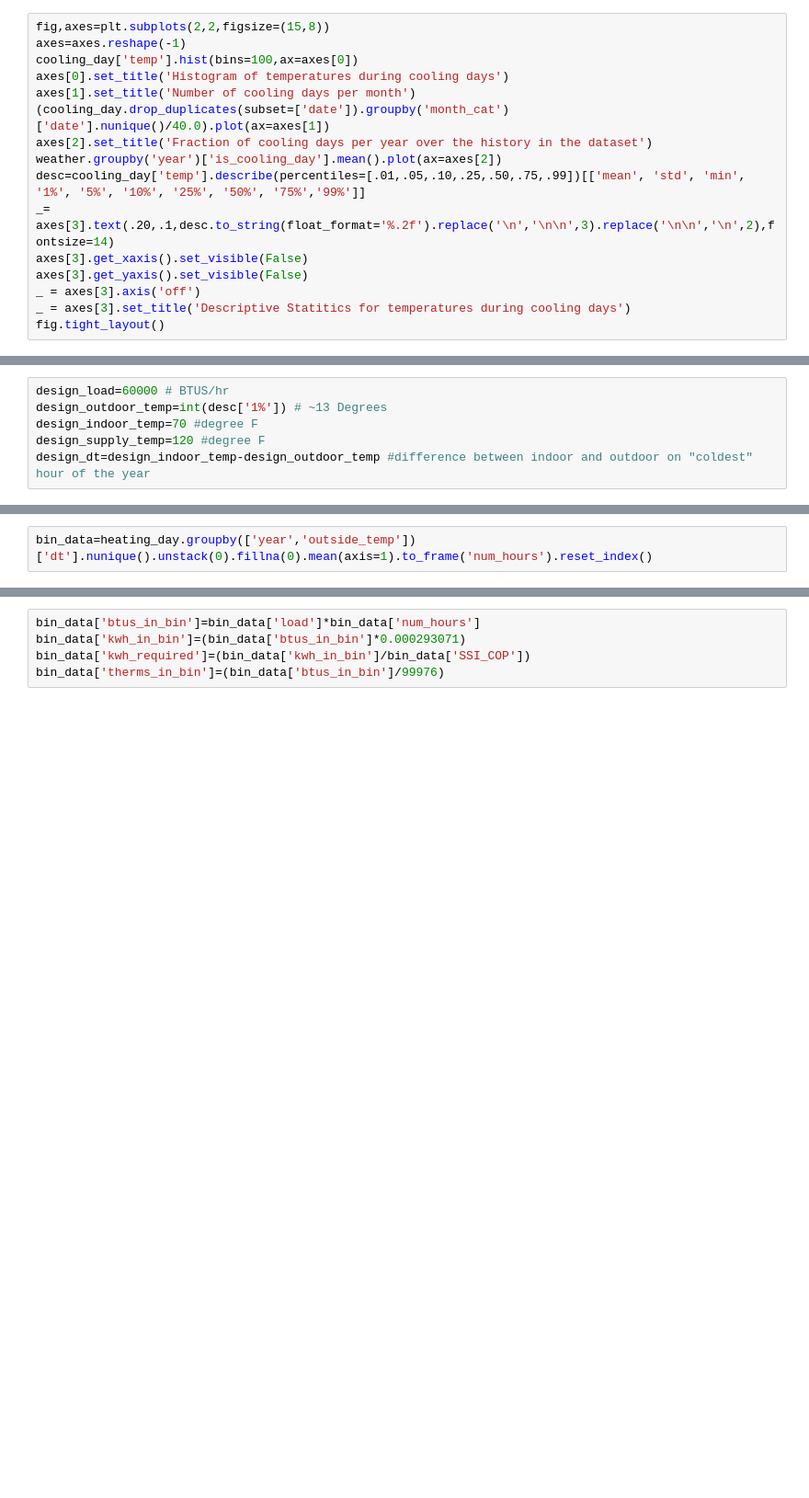
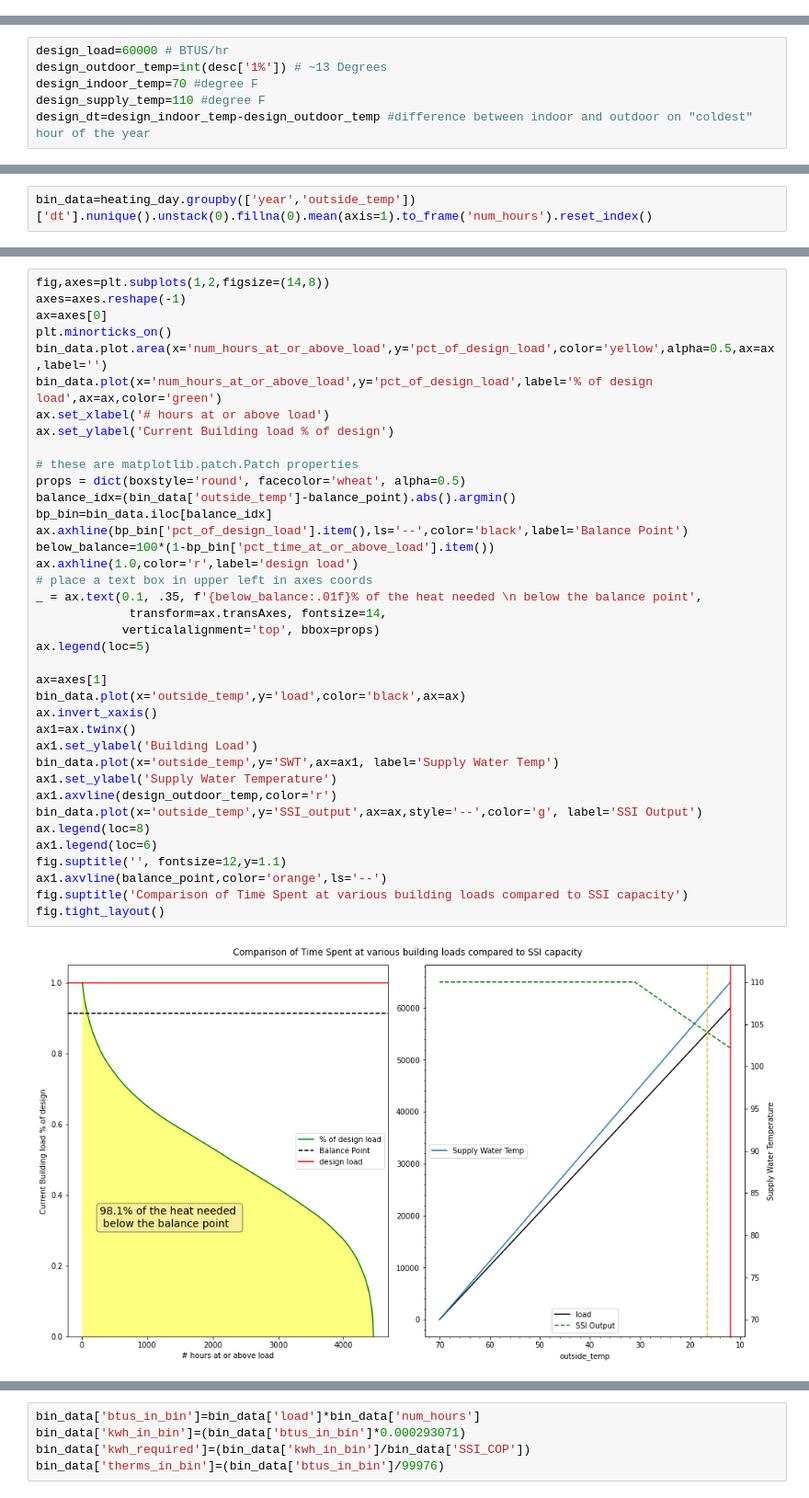
Before and after one commit to rhl-/airsource, a Jupyter notebook: airsource.ipynb, the cells around one changed output, grey strips where cells are left out. Shown at 92% size. Saved outputs shown, nothing was run; the diff lists cells and outputs as text; blank space fills up the shorter version.

```diff
--- a/airsource.ipynb
+++ b/airsource.ipynb
@@ -52,19 +52,3 @@ fig.tight_layout()
 [figure]
 # %% [markdown]
 ### Cooling Days
-# %%
-fig,axes=plt.subplots(2,2,figsize=(15,8))
-axes=axes.reshape(-1)
-cooling_day['temp'].hist(bins=100,ax=axes[0])
-axes[0].set_title('Histogram of temperatures during cooling days')
-axes[1].set_title('Number of cooling days per month')
-(cooling_day.drop_duplicates(subset=['date']).groupby('month_cat')['date'].nunique()/40.0).plot(ax=axes[1])
-axes[2].set_title('Fraction of cooling days per year over the history in the dataset')
-weather.groupby('year')['is_cooling_day'].mean().plot(ax=axes[2])
-desc=cooling_day['temp'].describe(percentiles=[.01,.05,.10,.25,.50,.75,.99])[['mean', 'std', 'min', '1%', '5%', '10%', '25%', '50%', '75%','99%']]
-_= axes[3].text(.20,.1,desc.to_string(float_format='%.2f').replace('\n','\n\n',3).replace('\n\n','\n',2),fontsize=14)
-axes[3].get_xaxis().set_visible(False)
-axes[3].get_yaxis().set_visible(False)
-_ = axes[3].axis('off')
-_ = axes[3].set_title('Descriptive Statitics for temperatures during cooling days')
-fig.tight_layout()
@@ -76,7 +58,7 @@ fig.tight_layout()
 design_load=60000 # BTUS/hr
 design_outdoor_temp=int(desc['1%']) # ~13 Degrees
 design_indoor_temp=70 #degree F
-design_supply_temp=120 #degree F
+design_supply_temp=110 #degree F
 design_dt=design_indoor_temp-design_outdoor_temp #difference between indoor and outdoor on "coldest" hour of the year
 # %% [markdown]
 #### Build the temperature bin data.
@@ -350 +125,41 @@ COP(design_outdoor_temp)],index=['Percentage of heat supplied by SSI @ Design Te
+# %%
+fig,axes=plt.subplots(1,2,figsize=(14,8))
+axes=axes.reshape(-1)
+ax=axes[0]
+plt.minorticks_on()
+bin_data.plot.area(x='num_hours_at_or_above_load',y='pct_of_design_load',color='yellow',alpha=0.5,ax=ax,label='')
+bin_data.plot(x='num_hours_at_or_above_load',y='pct_of_design_load',label='% of design load',ax=ax,color='green')
+ax.set_xlabel('# hours at or above load')
+ax.set_ylabel('Current Building load % of design')
+
+# these are matplotlib.patch.Patch properties
+props = dict(boxstyle='round', facecolor='wheat', alpha=0.5)
+balance_idx=(bin_data['outside_temp']-balance_point).abs().argmin()
+bp_bin=bin_data.iloc[balance_idx]
+ax.axhline(bp_bin['pct_of_design_load'].item(),ls='--',color='black',label='Balance Point')
+below_balance=100*(1-bp_bin['pct_time_at_or_above_load'].item())
+ax.axhline(1.0,color='r',label='design load')
+# place a text box in upper left in axes coords
+_ = ax.text(0.1, .35, f'{below_balance:.01f}% of the heat needed \n below the balance point',
+             transform=ax.transAxes, fontsize=14,
+            verticalalignment='top', bbox=props)
+ax.legend(loc=5)
+
+ax=axes[1]
+bin_data.plot(x='outside_temp',y='load',color='black',ax=ax)
+ax.invert_xaxis()
+ax1=ax.twinx()
+ax1.set_ylabel('Building Load')
+bin_data.plot(x='outside_temp',y='SWT',ax=ax1, label='Supply Water Temp')
+ax1.set_ylabel('Supply Water Temperature')
+ax1.axvline(design_outdoor_temp,color='r')
+bin_data.plot(x='outside_temp',y='SSI_output',ax=ax,style='--',color='g', label='SSI Output')
+ax.legend(loc=8)
+ax1.legend(loc=6)
+fig.suptitle('', fontsize=12,y=1.1)
+ax1.axvline(balance_point,color='orange',ls='--')
+fig.suptitle('Comparison of Time Spent at various building loads compared to SSI capacity')
+fig.tight_layout()
+# %% [output]
+[figure, added]
 # %%
```
Also changed, not shown: parts of 40 cells of this notebook.
